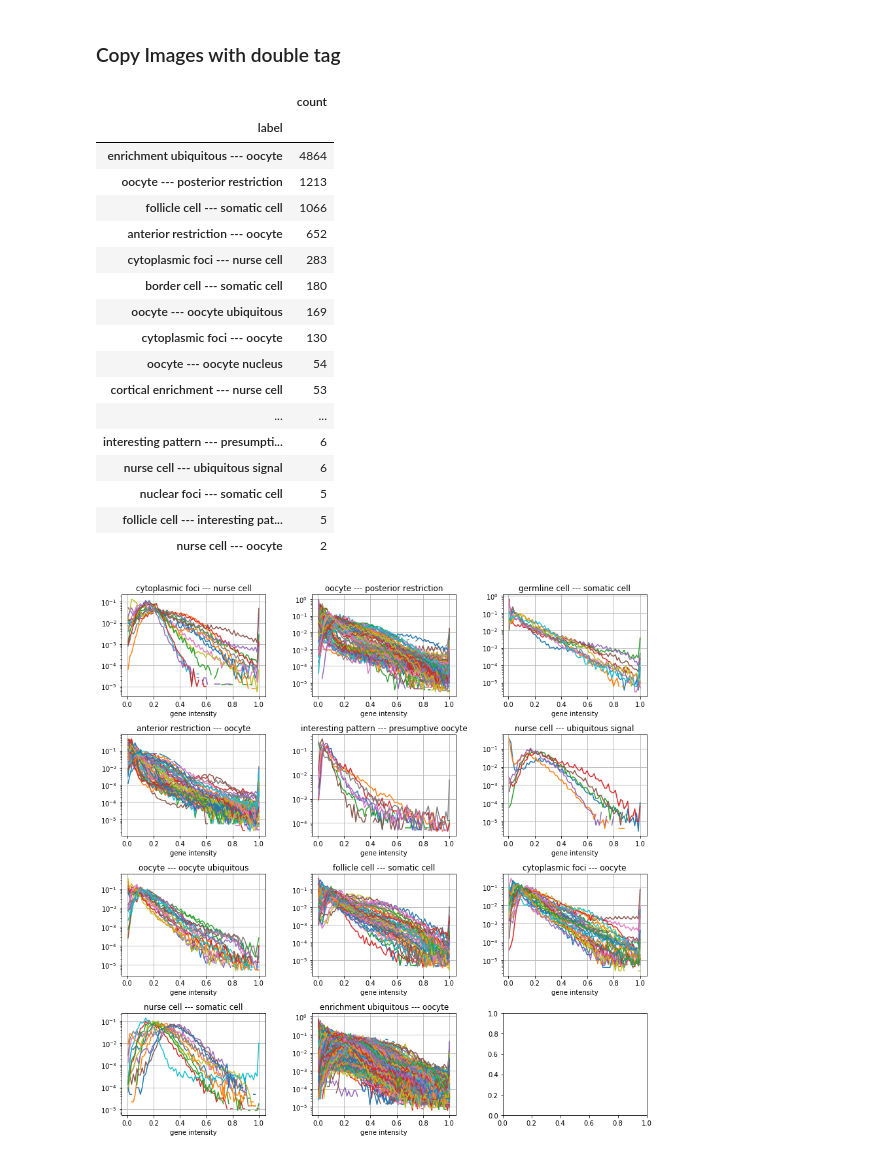
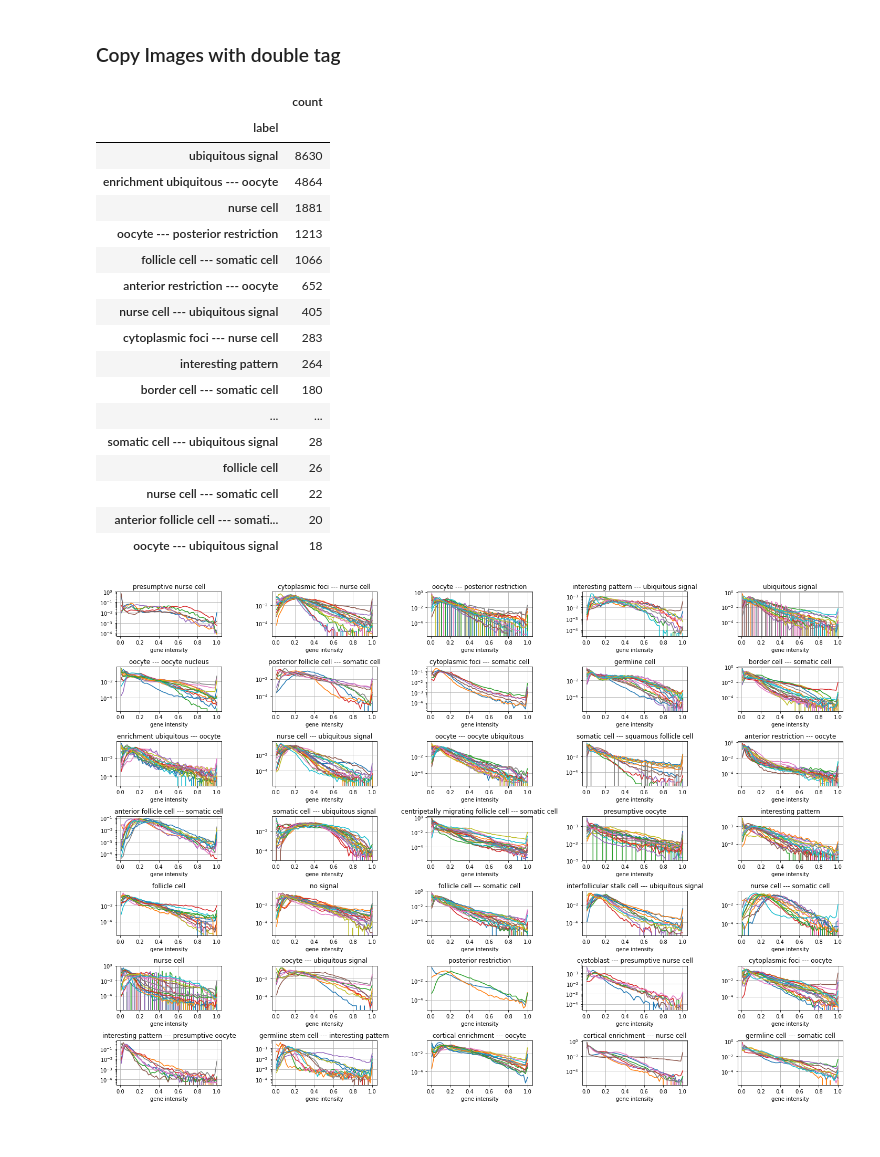
Before and after one commit to Borda/pyBPDL, a Jupyter notebook: notebooks/overview_ovary_user-label-annot.ipynb, the cells around one changed output. Saved outputs shown, nothing was run; the diff lists cells and outputs as text; code cells hidden in the pictures.

```diff
--- a/notebooks/overview_ovary_user-label-annot.ipynb
+++ b/notebooks/overview_ovary_user-label-annot.ipynb
@@ -291,30 +291,30 @@ for idx, row in tqdm.tqdm(df_fuse_2.iterrows(), desc='images'):
 # %%
 l_dirs = [{'label': os.path.basename(p), 'count': len(glob.glob(os.path.join(p, '*')))}
           for p in glob.glob(os.path.join(PATH_IMAGES_OUT_2, '*')) if os.path.isdir(p)]
 df_dir_stat_2 = pd.DataFrame(l_dirs).set_index('label').sort_values('count', ascending=False)
-df_dir_stat_2[df_dir_stat_2['count'] > 0]
+df_dir_stat_2[df_dir_stat_2['count'] > 0][:25]
 # %% [output]
 |  | count |
 | label |  |
+| ubiquitous signal | 8630 |
 | enrichment ubiquitous --- oocyte | 4864 |
+| nurse cell | 1881 |
 | oocyte --- posterior restriction | 1213 |
 | follicle cell --- somatic cell | 1066 |
 | anterior restriction --- oocyte | 652 |
+| nurse cell --- ubiquitous signal | 405 |
 | cytoplasmic foci --- nurse cell | 283 |
+| interesting pattern | 264 |
 | border cell --- somatic cell | 180 |
-| oocyte --- oocyte ubiquitous | 169 |
-| cytoplasmic foci --- oocyte | 130 |
-| oocyte --- oocyte nucleus | 54 |
-| cortical enrichment --- nurse cell | 53 |
 | ... | ... |
-| interesting pattern --- presumpti... | 6 |
-| nurse cell --- ubiquitous signal | 6 |
-| nuclear foci --- somatic cell | 5 |
-| follicle cell --- interesting pat... | 5 |
-| nurse cell --- oocyte | 2 |
+| somatic cell --- ubiquitous signal | 28 |
+| follicle cell | 26 |
+| nurse cell --- somatic cell | 22 |
+| anterior follicle cell --- somati... | 20 |
+| oocyte --- ubiquitous signal | 18 |
 # %%
 d_hists_2, bins_2 = compute_folder_histograms(PATH_IMAGES_OUT_2, df_dir_stat_2, path_segs=PATH_IMAGES_SEGS)
 # %%
-show_folder_histograms(d_hists_2, bins_2)
+show_folder_histograms(d_hists_2, bins_2, nb_samples=20, nb_cols=5)
 # %% [output]
-[figure, old version]
+[figure, new version]
```
Also changed, not shown: parts of 10 cells of this notebook.
